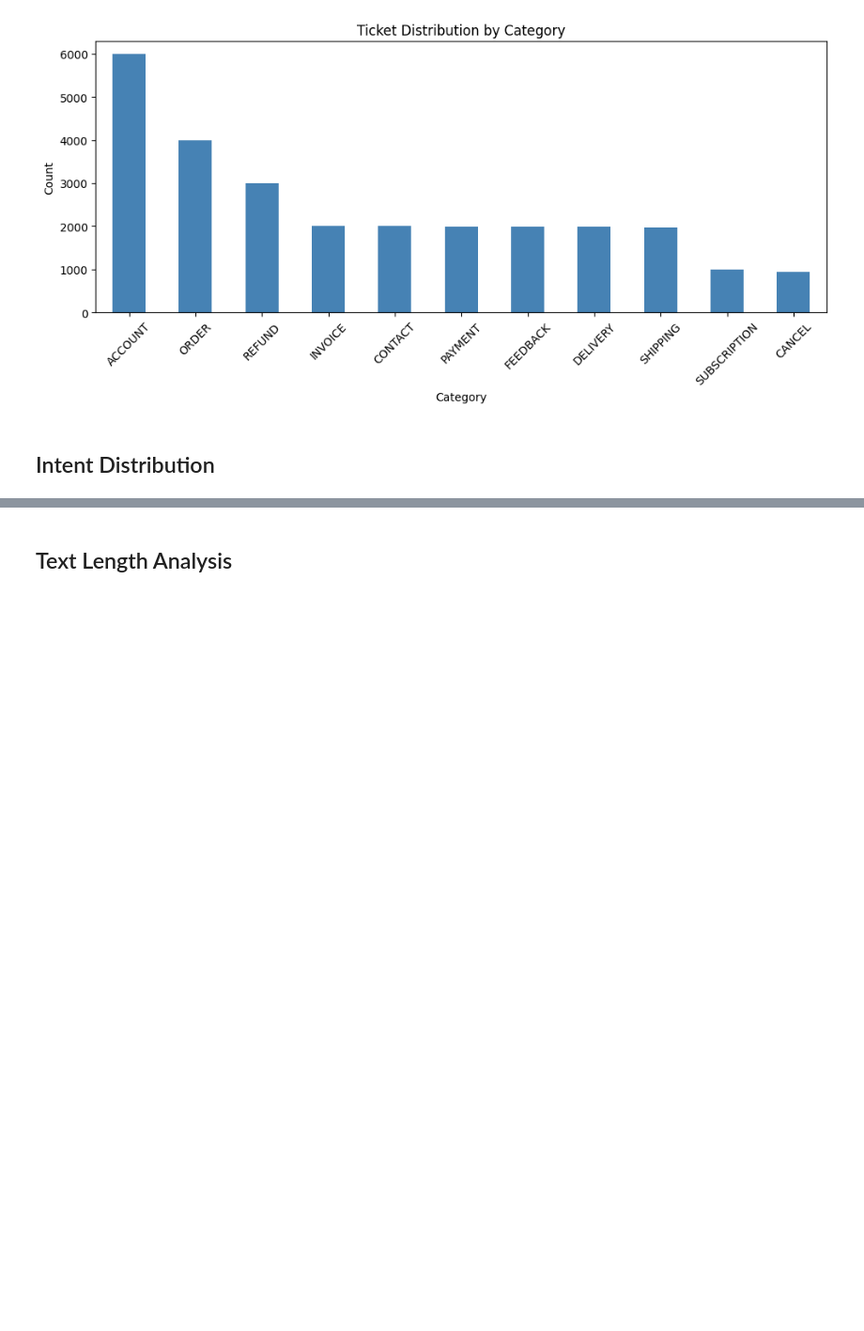
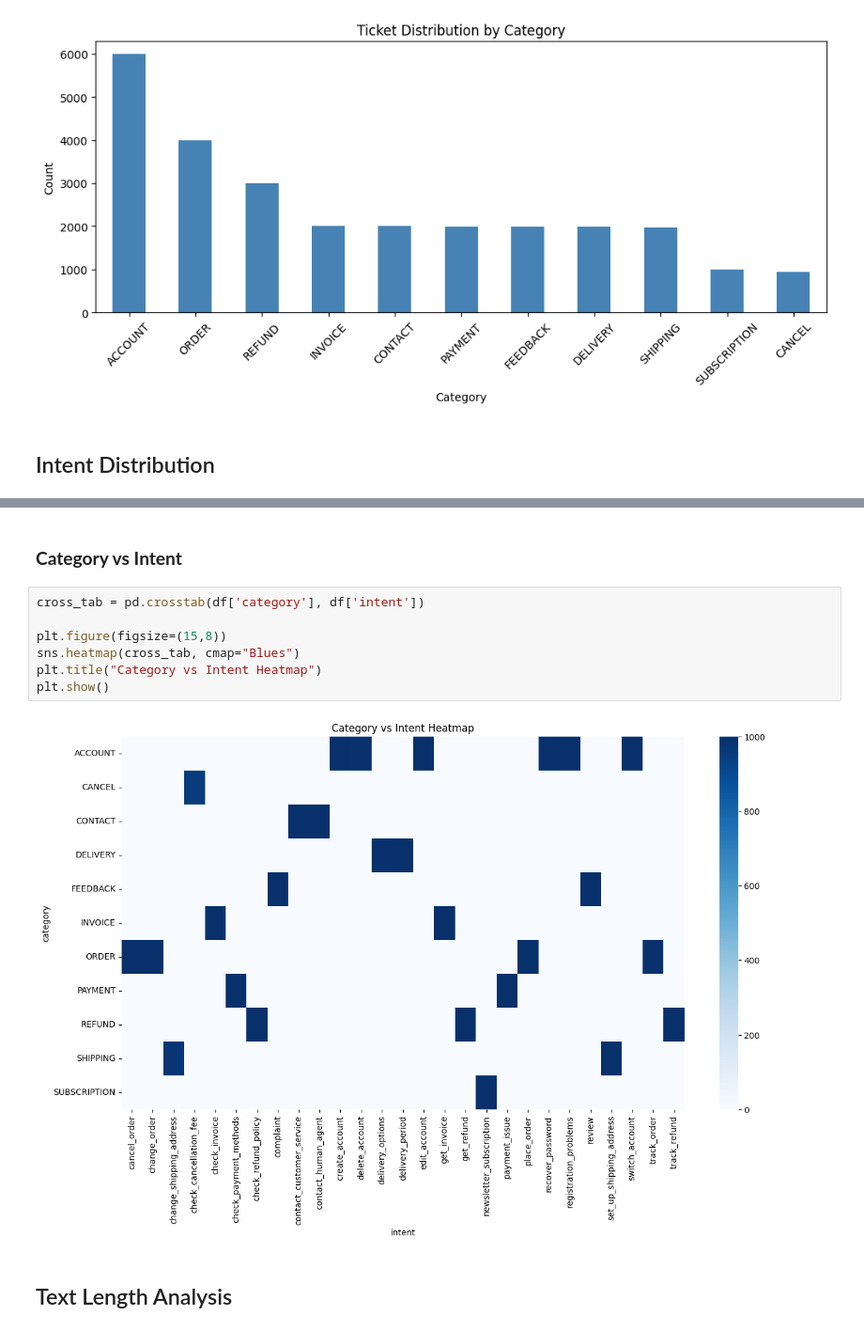
Before and after one commit to nhahub/NHA-4-066, a Jupyter notebook: notebooks/EDA.ipynb, the cells around one changed output, grey strips where cells are left out. Shown at 94% size. Drawn from its saved outputs; the diff is of its cells as text; blank space fills up the shorter version.

```diff
--- a/notebooks/EDA.ipynb
+++ b/notebooks/EDA.ipynb
@@ -55,6 +64,17 @@ plt.xlabel('Count'); plt.tight_layout(); plt.savefig('intent_dist.png')
 plt.show()
 # %% [output]
 [figure]
+# %% [markdown]
+### **Category vs Intent**
+# %%
+cross_tab = pd.crosstab(df['category'], df['intent'])
+
+plt.figure(figsize=(15,8))
+sns.heatmap(cross_tab, cmap="Blues")
+plt.title("Category vs Intent Heatmap")
+plt.show()
+# %% [output]
+[figure, added]
 # %% [markdown]
 ## Text Length Analysis
 # %%
```
Also changed, not shown: parts of 9 cells of this notebook.
